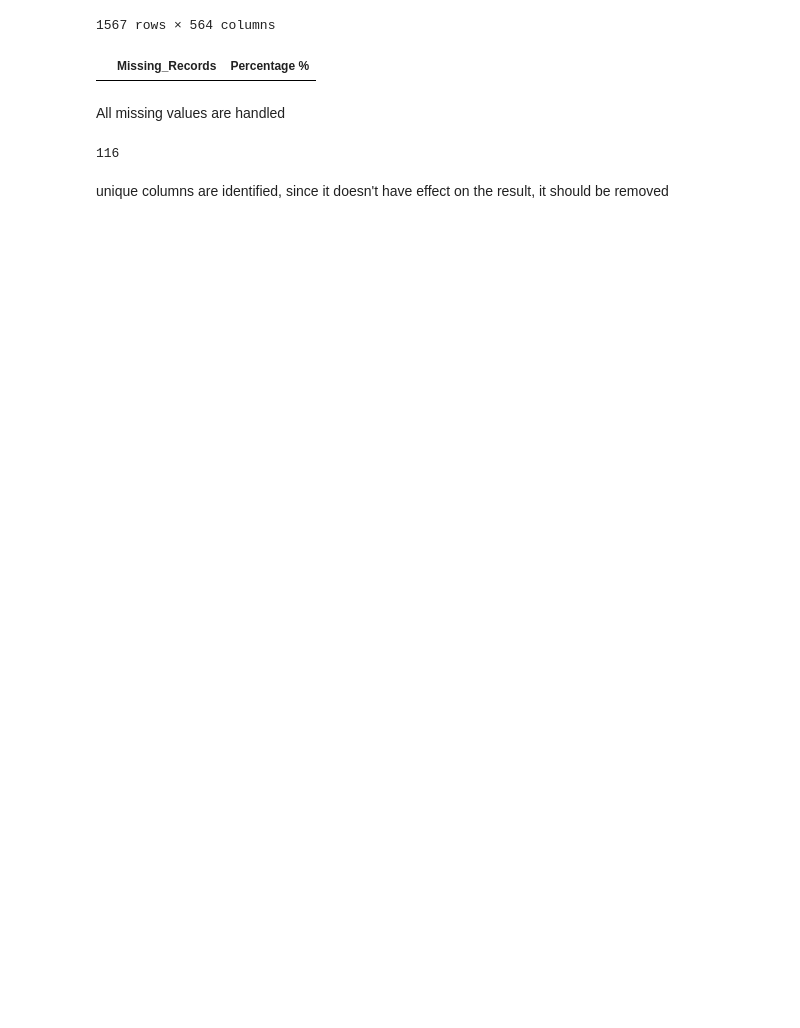
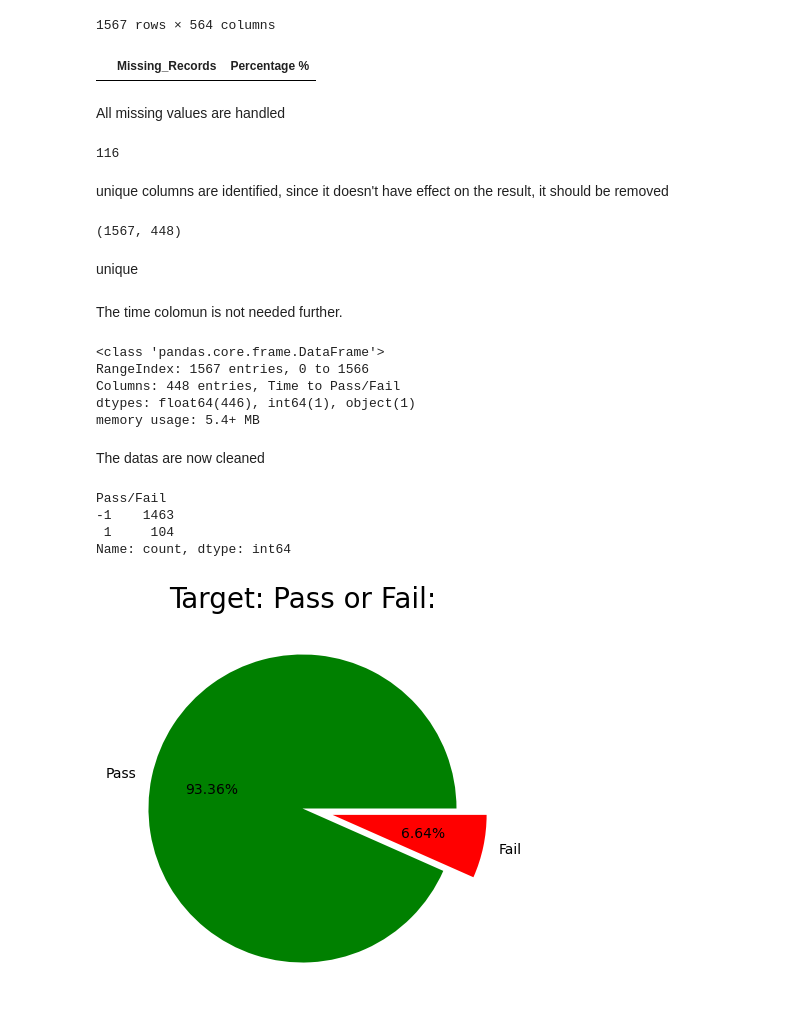
Before and after one commit to Yohannes-Kewani/production-line-simulation, a Jupyter notebook: notebooks/analysis_and_model.ipynb, the cells around one changed output. Drawn from its saved outputs; the diff is of its cells as text; code cells hidden in the pictures; blank space fills up the shorter version.

Commit message:
Pie chart is plotted to visualize the difference between the Passed and Failed examples

```diff
--- a/notebooks/analysis_and_model.ipynb
+++ b/notebooks/analysis_and_model.ipynb
@@ -120,4 +123,38 @@ len(unique_columns(data))
 # %% [markdown]
 unique columns are identified, since it doesn't have effect on the result, it should be removed
 # %%
-data=data.drop(axis=1, columns =unique)
+data=data.drop(axis=1, columns =unique_columns(data))
+data.shape
+# %% [output]
+(1567, 448)
+# %% [markdown]
+unique
+# %% [markdown]
+The time colomun is not needed further.
+# %%
+data.info()
+# %% [output]
+<class 'pandas.core.frame.DataFrame'>
+RangeIndex: 1567 entries, 0 to 1566
+Columns: 448 entries, Time to Pass/Fail
+dtypes: float64(446), int64(1), object(1)
+memory usage: 5.4+ MB
+# %% [markdown]
+The datas are now cleaned
+# %%
+plt.rcParams['figure.figsize']=(5,5)
+labels = ['Pass','Fail']
+color =['green','red']
+explode=[0,0.2]
+# plt.style.use('seaborn-deep')
+size = data['Pass/Fail'].value_counts()
+plt.pie(size, labels=labels, colors = color, explode=explode, autopct = '%.2f%%')
+plt.axis('off')
+plt.title('Target: Pass or Fail:', fontsize = 20)
+data['Pass/Fail'].value_counts()
+# %% [output]
+Pass/Fail
+-1    1463
+ 1     104
+Name: count, dtype: int64
+[figure, added]
```
Also changed, not shown: parts of 2 cells of this notebook.
